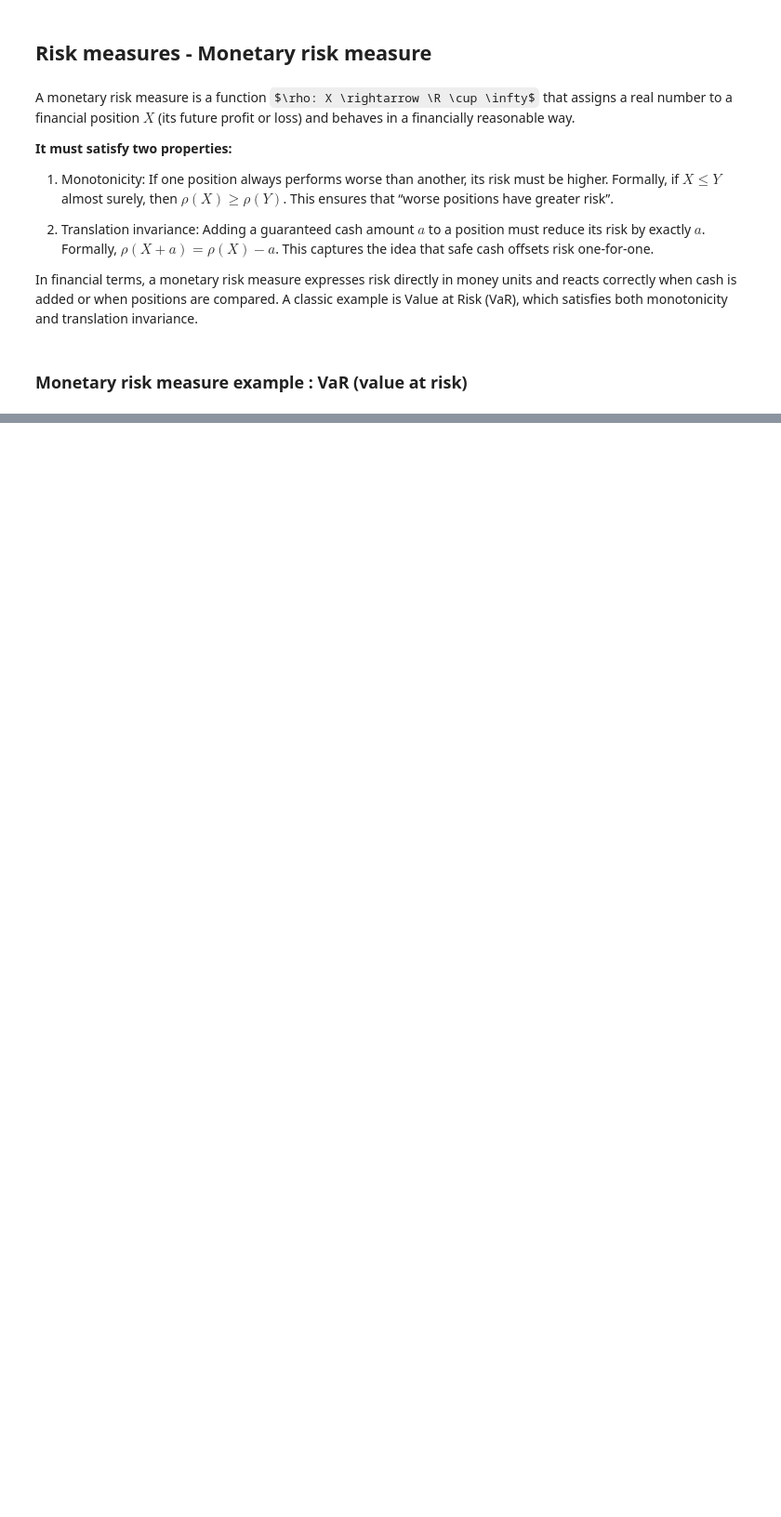
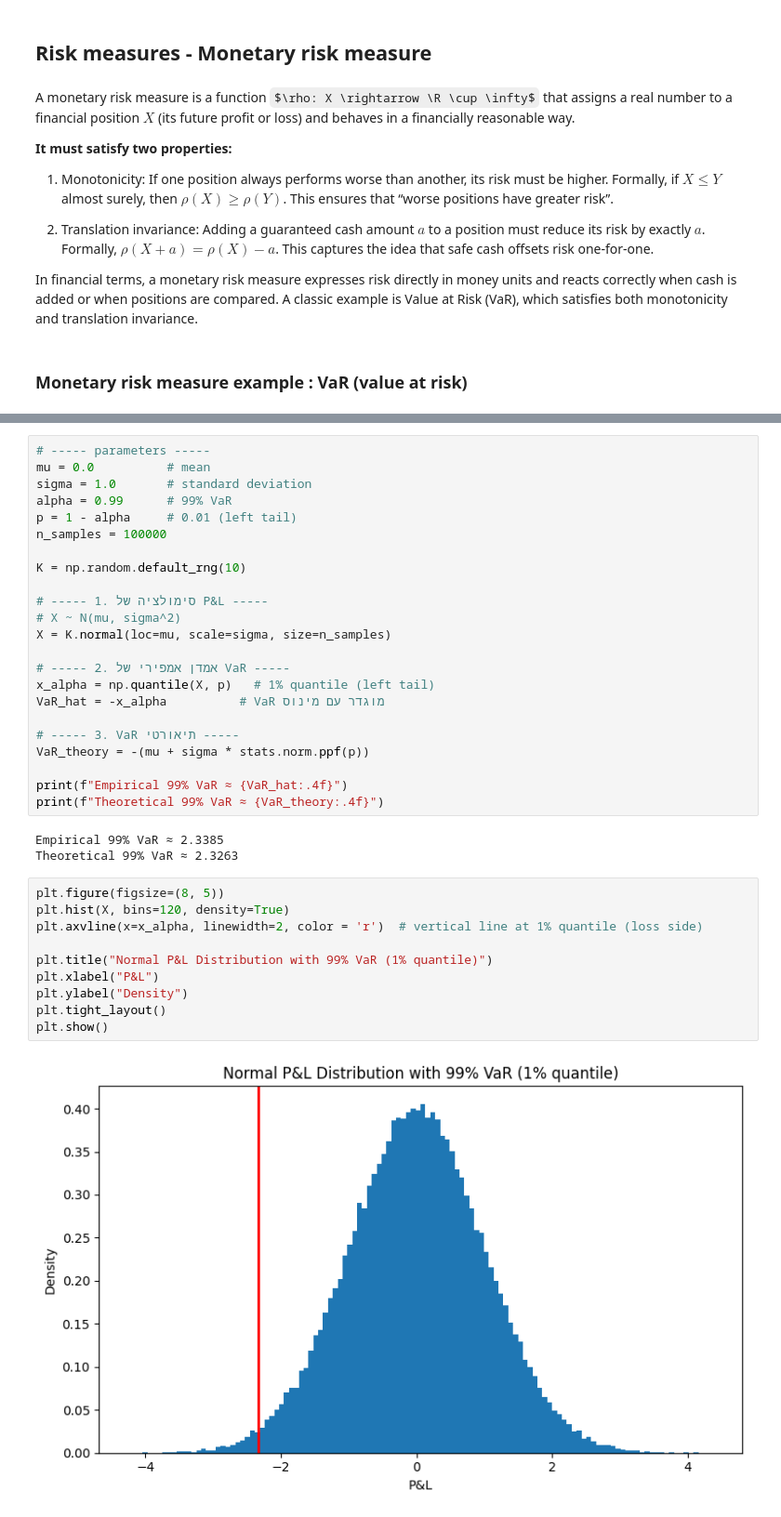
Before and after one commit to Menashe-Lorenzi/Market-Credit-Risk, a Jupyter notebook: risk_models.ipynb, the cells around one changed output, grey strips where cells are left out. Shown at 93% size. Cells and saved outputs as stored; diff of their text form; some formulas as TeX source; blank space fills up the shorter version.

```diff
--- a/risk_models.ipynb
+++ b/risk_models.ipynb
@@ -408,0 +431,38 @@ In financial terms, a monetary risk measure expresses risk directly in money uni
+# %%
+# ----- parameters -----
+mu = 0.0          # mean
+sigma = 1.0       # standard deviation
+alpha = 0.99      # 99% VaR
+p = 1 - alpha     # 0.01 (left tail)
+n_samples = 100000
+
+K = np.random.default_rng(10)
+
+# ----- 1. סימולציה של P&L -----
+# X ~ N(mu, sigma^2)
+X = K.normal(loc=mu, scale=sigma, size=n_samples)
+
+# ----- 2. אמדן אמפירי של VaR -----
+x_alpha = np.quantile(X, p)   # 1% quantile (left tail)
+VaR_hat = -x_alpha          # VaR מוגדר עם מינוס
+
+# ----- 3. VaR תיאורטי -----
+VaR_theory = -(mu + sigma * stats.norm.ppf(p))
+
+print(f"Empirical 99% VaR ≈ {VaR_hat:.4f}")
+print(f"Theoretical 99% VaR ≈ {VaR_theory:.4f}")
+# %% [output]
+Empirical 99% VaR ≈ 2.3385
+Theoretical 99% VaR ≈ 2.3263
+# %%
+plt.figure(figsize=(8, 5))
+plt.hist(X, bins=120, density=True)
+plt.axvline(x=x_alpha, linewidth=2, color = 'r')  # vertical line at 1% quantile (loss side)
+
+plt.title("Normal P&L Distribution with 99% VaR (1% quantile)")
+plt.xlabel("P&L")
+plt.ylabel("Density")
+plt.tight_layout()
+plt.show()
+# %% [output]
+[figure, added]
```
Also changed, not shown: parts of 3 cells of this notebook.
